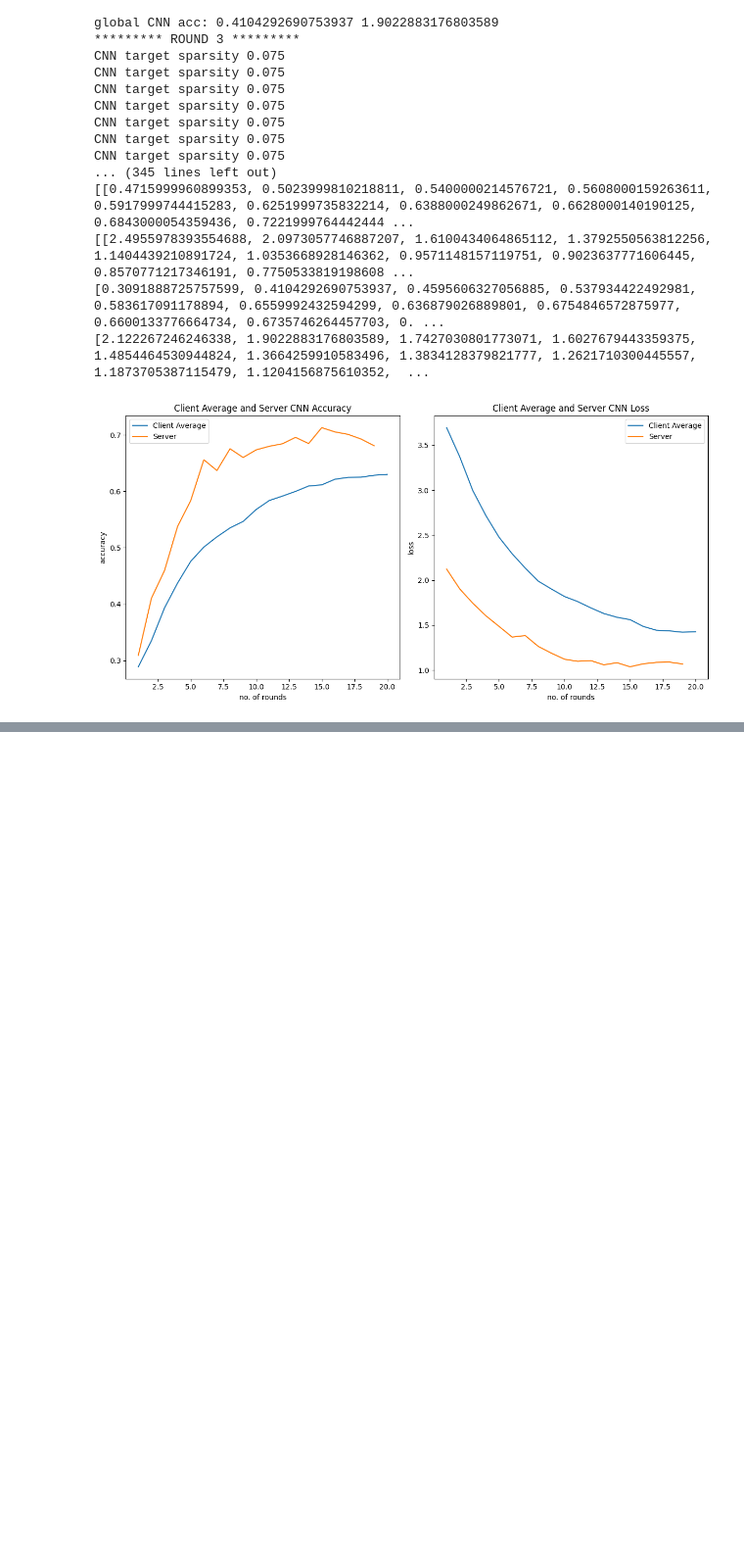
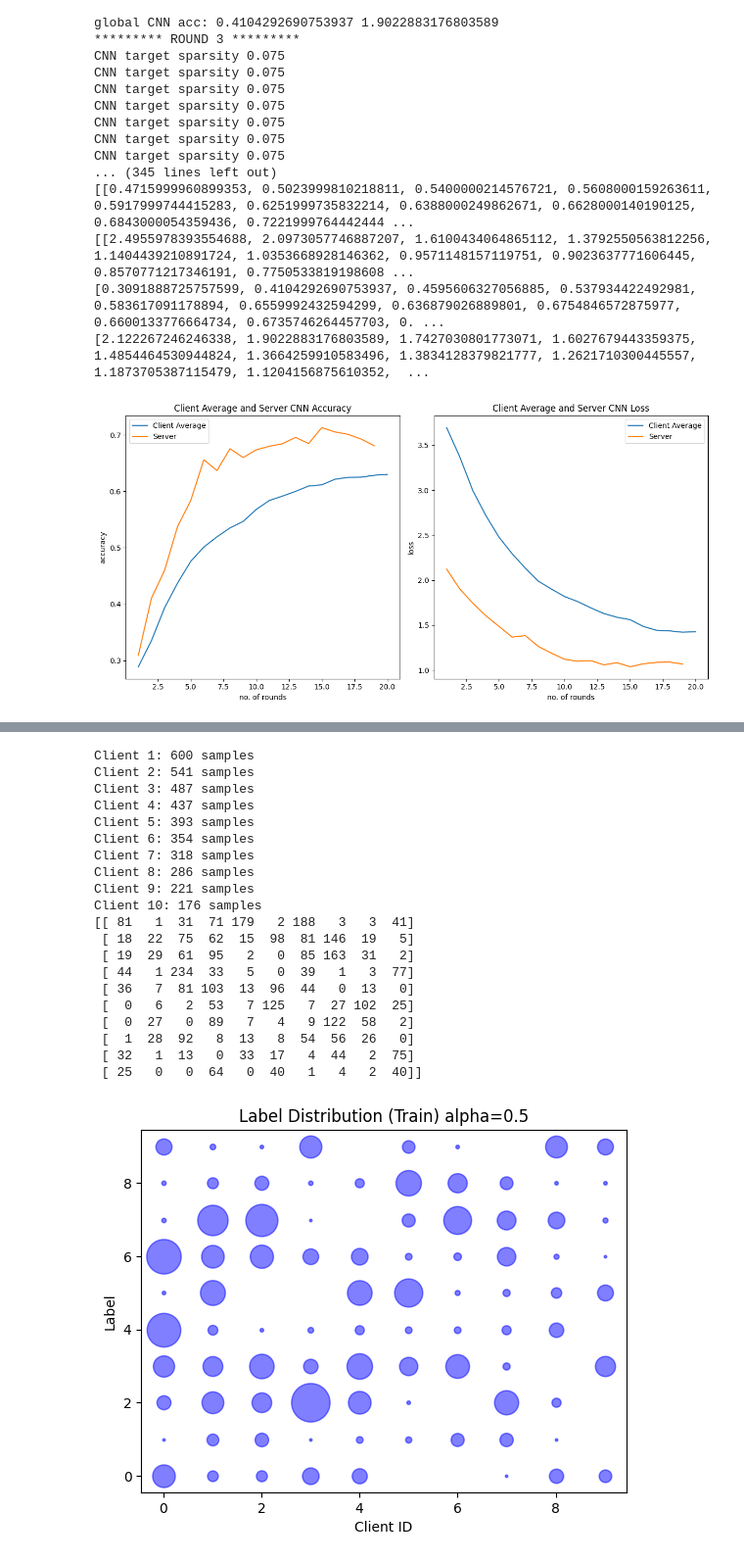
Before and after one commit to ChrisW2420/FedDistill, a Jupyter notebook: FedPKDG.ipynb, the cells around one changed output, grey strips where cells are left out. Shown at 98% size. Drawn from its saved outputs; the diff is of its cells as text; code cells hidden in the pictures; blank space fills up the shorter version.

```diff
--- a/FedPKDG.ipynb
+++ b/FedPKDG.ipynb
@@ -2402,0 +2412,3 @@ CNN target sparsity 0.075
+# %%
+x_sample, y_sample=sample_training_data(0.1)
+print_dist(y_sample,'0.1')
@@ -2402,0 +2427,29 @@ CNN target sparsity 0.075
+# %%
+dir_alpha=0.5
+client_data = dirichlet_split(x_sample, y_sample, alpha=dir_alpha)
+for i, (x, y) in enumerate(client_data):
+    print(f"Client {i+1}: {len(x)} samples")
+# Plot the bubble chart with normalized sizes
+plot_bubble_chart(client_data_dist(client_data),dist_param=dir_alpha)
+# %% [output]
+Client 1: 600 samples
+Client 2: 541 samples
+Client 3: 487 samples
+Client 4: 437 samples
+Client 5: 393 samples
+Client 6: 354 samples
+Client 7: 318 samples
+Client 8: 286 samples
+Client 9: 221 samples
+Client 10: 176 samples
+[[ 81   1  31  71 179   2 188   3   3  41]
+ [ 18  22  75  62  15  98  81 146  19   5]
+ [ 19  29  61  95   2   0  85 163  31   2]
+ [ 44   1 234  33   5   0  39   1   3  77]
+ [ 36   7  81 103  13  96  44   0  13   0]
+ [  0   6   2  53   7 125   7  27 102  25]
+ [  0  27   0  89   7   4   9 122  58   2]
+ [  1  28  92   8  13   8  54  56  26   0]
+ [ 32   1  13   0  33  17   4  44   2  75]
+ [ 25   0   0  64   0  40   1   4   2  40]]
+[figure, added]
```
Also changed, not shown: parts of 6 cells of this notebook.
